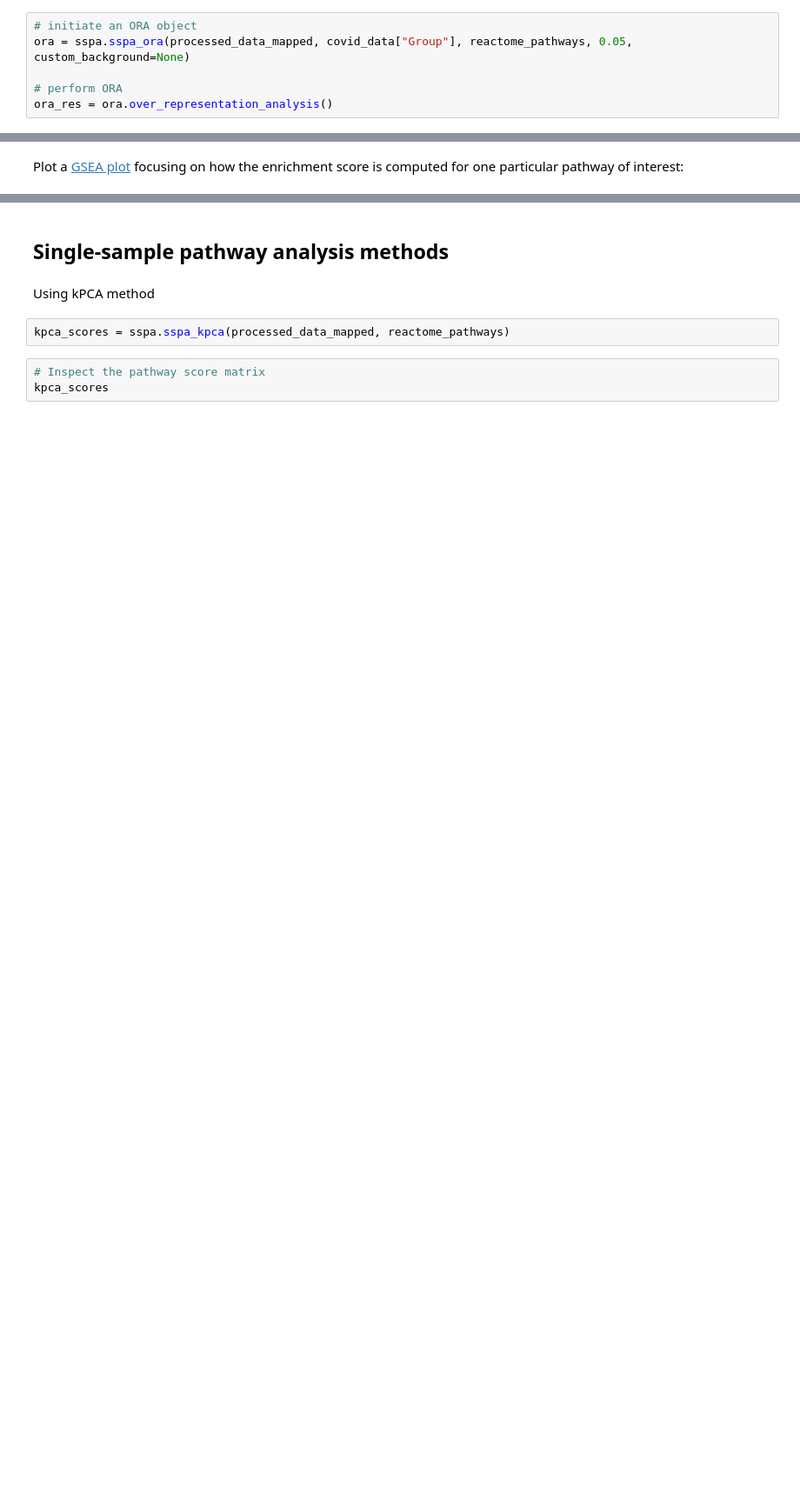
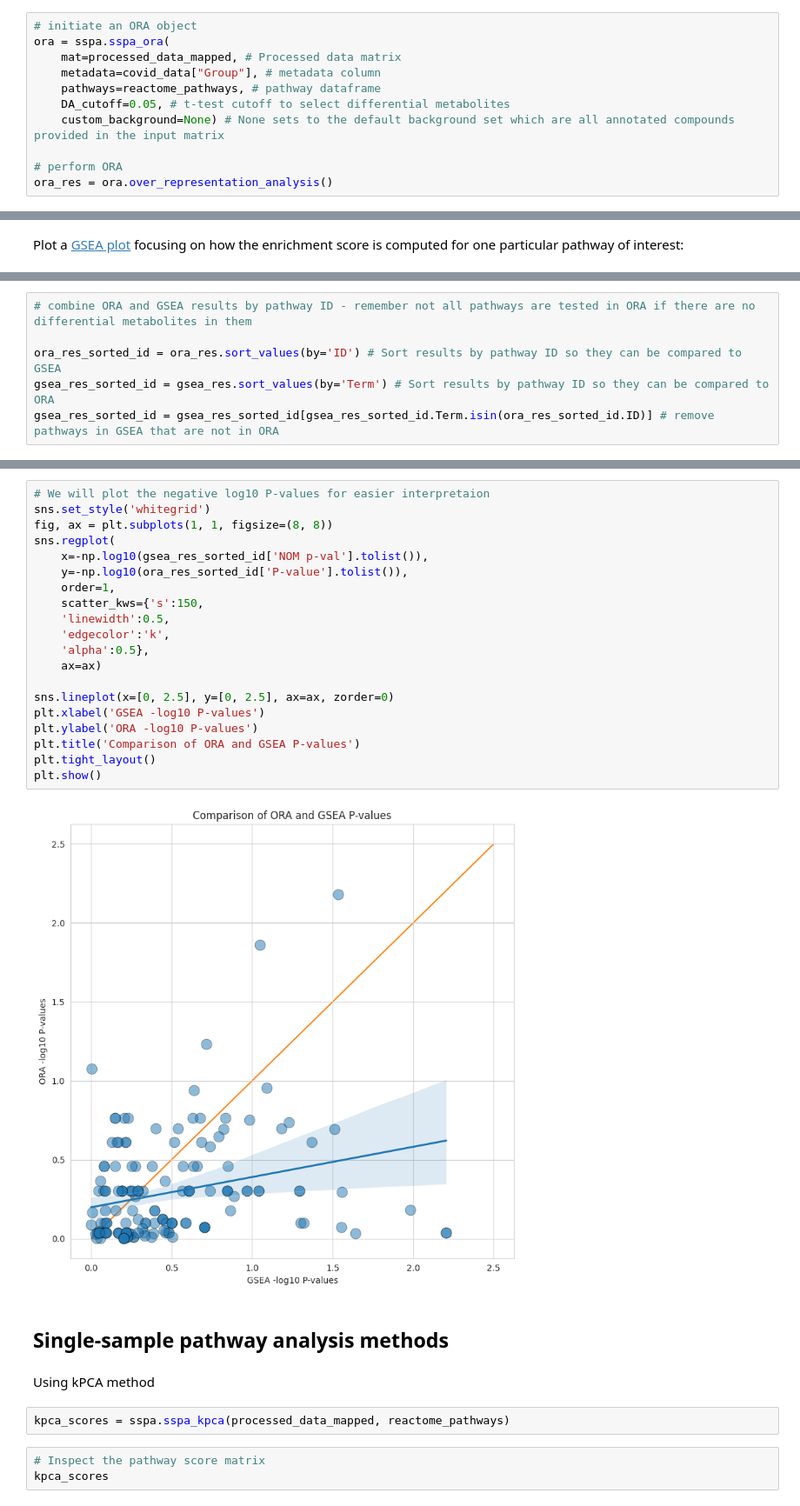
Before and after one commit to cwieder/SymbNET_tutorial, a Jupyter notebook: SymbNET_Pathway_Analysis_tutorial.ipynb, the cells around one changed output, grey strips where cells are left out. Shown at 87% size. Cells and saved outputs as stored; diff of their text form; blank space fills up the shorter version.

Commit message:
add comparison plots

```diff
--- a/SymbNET_Pathway_Analysis_tutorial.ipynb
+++ b/SymbNET_Pathway_Analysis_tutorial.ipynb
@@ -480,6 +493,11 @@ The Venn diagram depicts ORA, in which we are testing the significance of the ov
 # %%
 # initiate an ORA object
-ora = sspa.sspa_ora(processed_data_mapped, covid_data["Group"], reactome_pathways, 0.05, custom_background=None)
+ora = sspa.sspa_ora(
+    mat=processed_data_mapped, # Processed data matrix
+    metadata=covid_data["Group"], # metadata column
+    pathways=reactome_pathways, # pathway dataframe
+    DA_cutoff=0.05, # t-test cutoff to select differential metabolites
+    custom_background=None) # None sets to the default background set which are all annotated compounds provided in the input matrix
 
 # perform ORA
 ora_res = ora.over_representation_analysis()
@@ -682,0 +721,6 @@ gseaplot(rank_metric=gsea.ranking,
+# %%
+# combine ORA and GSEA results by pathway ID - remember not all pathways are tested in ORA if there are no differential metabolites in them
+
+ora_res_sorted_id = ora_res.sort_values(by='ID') # Sort results by pathway ID so they can be compared to GSEA
+gsea_res_sorted_id = gsea_res.sort_values(by='Term') # Sort results by pathway ID so they can be compared to ORA
+gsea_res_sorted_id = gsea_res_sorted_id[gsea_res_sorted_id.Term.isin(ora_res_sorted_id.ID)] # remove pathways in GSEA that are not in ORA
@@ -683,3 +735,25 @@ gseaplot(rank_metric=gsea.ranking,
+# %%
+# We will plot the negative log10 P-values for easier interpretaion
+sns.set_style('whitegrid')
+fig, ax = plt.subplots(1, 1, figsize=(8, 8))
+sns.regplot(
+    x=-np.log10(gsea_res_sorted_id['NOM p-val'].tolist()),
+    y=-np.log10(ora_res_sorted_id['P-value'].tolist()),
+    order=1,
+    scatter_kws={'s':150,
+    'linewidth':0.5,
+    'edgecolor':'k',
+    'alpha':0.5},
+    ax=ax)
+
+sns.lineplot(x=[0, 2.5], y=[0, 2.5], ax=ax, zorder=0)
+plt.xlabel('GSEA -log10 P-values')
+plt.ylabel('ORA -log10 P-values')
+plt.title('Comparison of ORA and GSEA P-values')
+plt.tight_layout()
+plt.show()
+# %% [output]
+[figure, added]
 # %% [markdown]
 ## Single-sample pathway analysis methods
 # %% [markdown]
```
Also changed, not shown: parts of 36 cells of this notebook.
